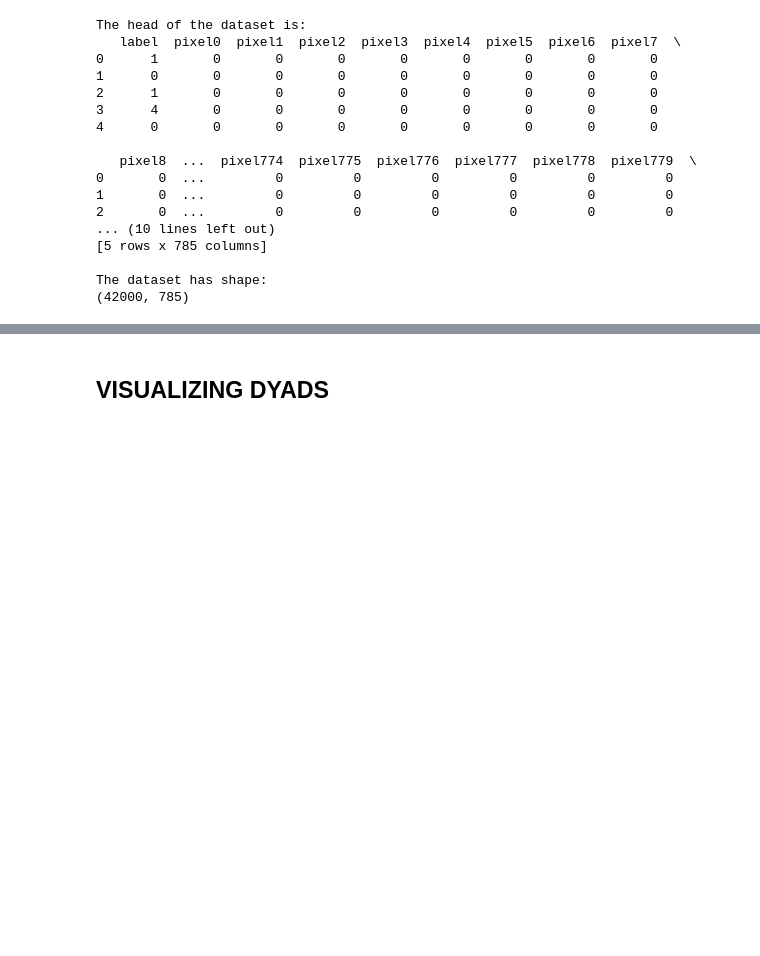
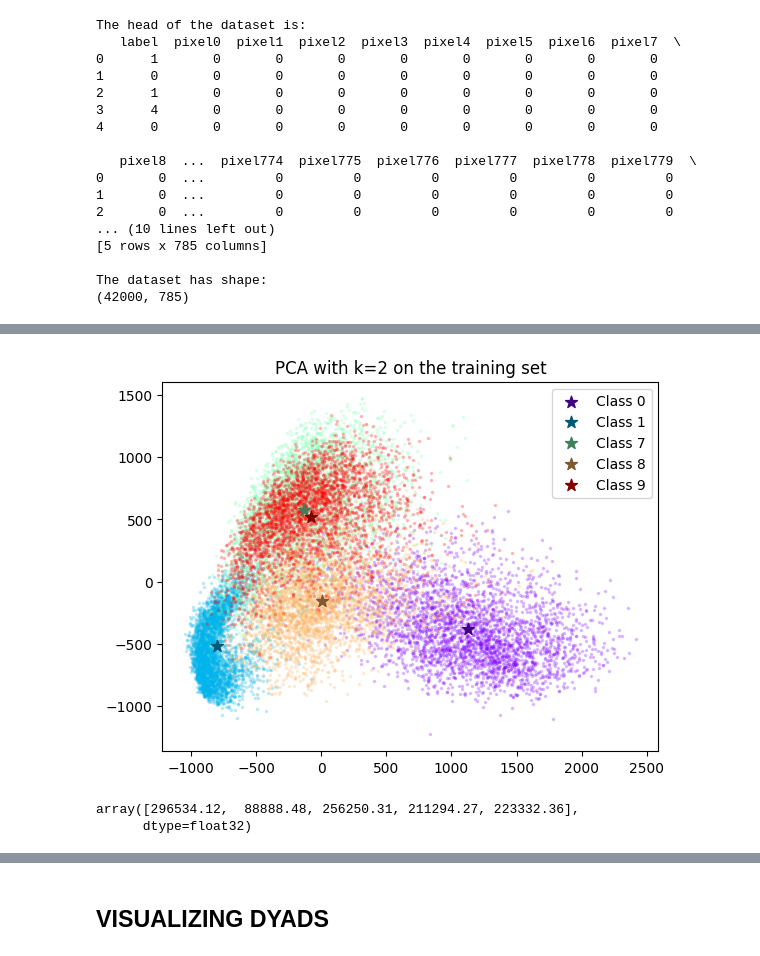
Before and after one commit to MrCr4ft/SMM-Homeworks, a Jupyter notebook: Homework_2/Homework-2.ipynb, the cells around one changed output, grey strips where cells are left out. Cells and saved outputs as stored; diff of their text form; code cells hidden in the pictures; blank space fills up the shorter version.

```diff
--- a/Homework_2/Homework-2.ipynb
+++ b/Homework_2/Homework-2.ipynb
@@ -72,0 +171,10 @@ array([[[0, 0, 0, ..., 0, 0, 0]],
+# %%
+pcs_train, explained_variance_train, pca_X_train = pca(X_train, k=2)
+centroids, labels = computeCentroids(pca_X_train, y_train)
+# %%
+plotClusters((pca_X_train, y_train), centroids=centroids, labels=labels, title="PCA with k=2 on the training set")
+avgDistancesFromCentroids((pca_X_train, y_train), centroids=centroids, labels=labels)
+# %% [output]
+[figure, added]
+array([296534.12,  88888.48, 256250.31, 211294.27, 223332.36],
+      dtype=float32)
```
Also changed, not shown: parts of 14 cells of this notebook.
